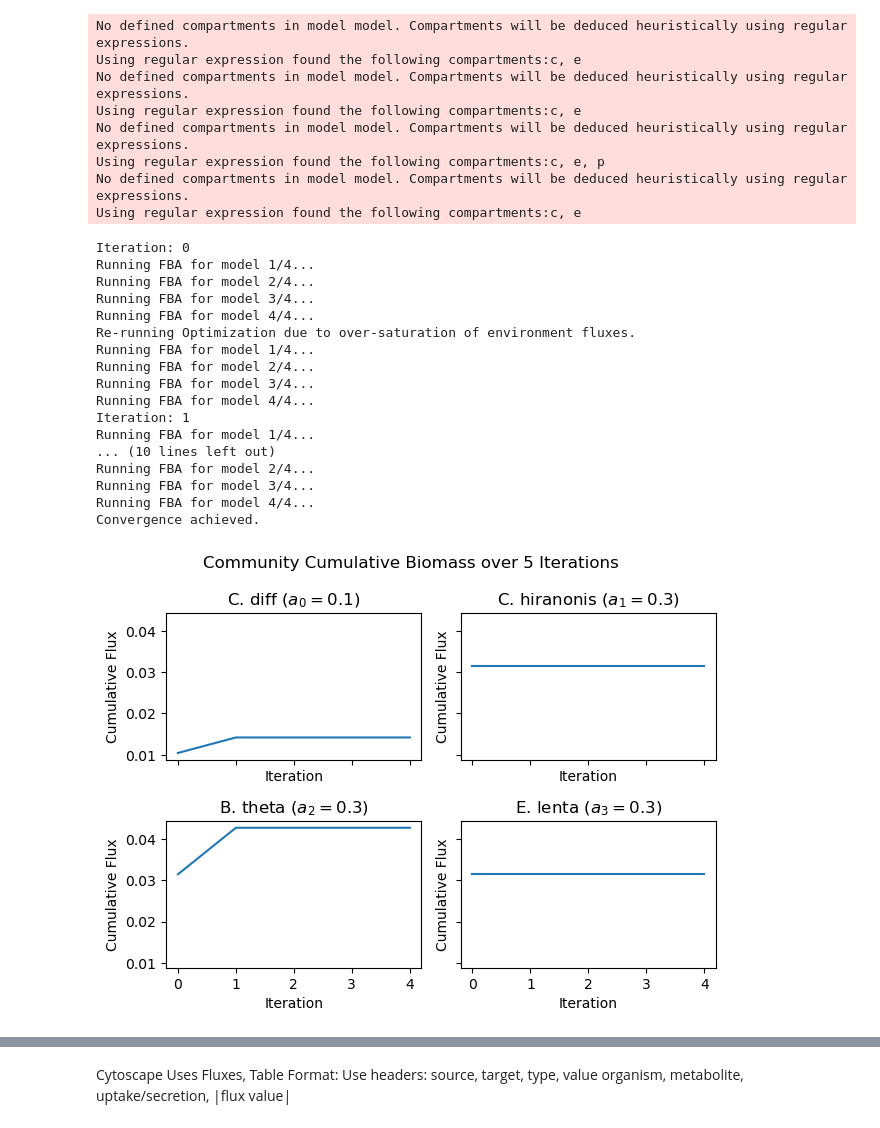
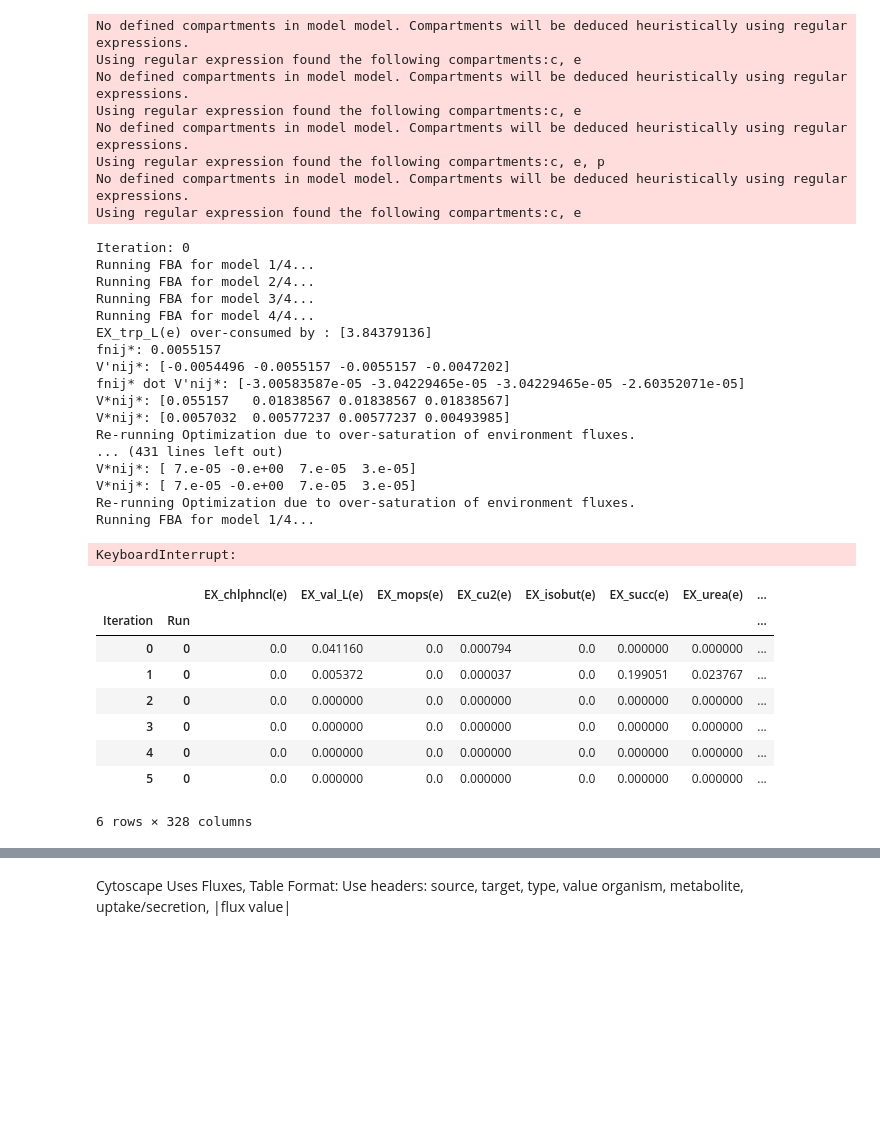
Before and after one commit to m-3-lab/iiFBA, a Jupyter notebook: Examples/iifba_utilization.ipynb, the cells around one changed output, grey strips where cells are left out. Saved outputs shown, nothing was run; the diff lists cells and outputs as text; code cells hidden in the pictures; blank space fills up the shorter version.

```diff
--- a/Examples/iifba_utilization.ipynb
+++ b/Examples/iifba_utilization.ipynb
@@ -588,3 +591,25 @@ Iteration: 2
 Running FBA for model 1/2...
 Running FBA for model 2/2...
 Convergence achieved.
+# %%
+import cobra as cb
+import iifba
+
+EC_path = "AGORA2_Models/Escherichia_coli_str_K_12_substr_MG1655.mat"
+EC = cb.io.load_matlab_model(EC_path)
+
+BT_path = "AGORA2_Models/Bacteroides_thetaiotaomicron_3731.mat"
+BT = cb.io.load_matlab_model(BT_path)
+
+#example glucose minimal media
+min_med_ids_ex = ['EX_glc_D(e)','EX_so4(e)','EX_nh4(e)','EX_no3(e)','EX_pi(e)','EX_cys_L(e)',
+			'EX_mn2(e)','EX_cl(e)','EX_ca2(e)','EX_mg2(e)','EX_cu2(e)','EX_cobalt2(e)','EX_fe2(e)','EX_fe3(e)','EX_zn2(e)','EX_k(e)']
+# Define medium uptake flux bounds
+min_med_fluxes_ex = [-10,-100,-100,-100,-100,-100,
+					-100,-100,-100,-100,-100,-100,-100,-100,-100,-100]
+media = dict(zip(min_med_ids_ex, min_med_fluxes_ex))
+
+# initialize community
+community = iifba.iifbaObject([EC, BT], media, rel_abund=[0.5, 0.5])
+# run iterations
+media_flux, org_flux = community.run_iifba(iters=5, method="pfba", early_stop=True, v=True)
@@ -809,17 +926,29 @@ Running FBA for model 1/4...
 Running FBA for model 2/4...
 Running FBA for model 3/4...
 Running FBA for model 4/4...
+EX_trp_L(e) over-consumed by : [3.84379136]
+fnij*: 0.0055157
+V'nij*: [-0.0054496 -0.0055157 -0.0055157 -0.0047202]
+fnij* dot V'nij*: [-3.00583587e-05 -3.04229465e-05 -3.04229465e-05 -2.60352071e-05]
+V*nij*: [0.055157   0.01838567 0.01838567 0.01838567]
+V*nij*: [0.0057032  0.00577237 0.00577237 0.00493985]
+Re-running Optimization due to over-saturation of environment fluxes.
+... (431 lines left out)
+V*nij*: [ 7.e-05 -0.e+00  7.e-05  3.e-05]
+V*nij*: [ 7.e-05 -0.e+00  7.e-05  3.e-05]
 Re-running Optimization due to over-saturation of environment fluxes.
 Running FBA for model 1/4...
-Running FBA for model 2/4...
-Running FBA for model 3/4...
-Running FBA for model 4/4...
-Iteration: 1
-Running FBA for model 1/4...
-... (10 lines left out)
-Running FBA for model 2/4...
-Running FBA for model 3/4...
-Running FBA for model 4/4...
-Convergence achieved.
-[figure, removed]
+KeyboardInterrupt:
+# %%
+community.env_fluxes
+# %% [output]
+|  |  | EX_chlphncl(e) | EX_val_L(e) | EX_mops(e) | EX_cu2(e) | EX_isobut(e) | EX_succ(e) | EX_urea(e) | ... |
+| Iteration | Run |  |  |  |  |  |  |  | ... |
+| 0 | 0 | 0.0 | 0.041160 | 0.0 | 0.000794 | 0.0 | 0.000000 | 0.000000 | ... |
+| 1 | 0 | 0.0 | 0.005372 | 0.0 | 0.000037 | 0.0 | 0.199051 | 0.023767 | ... |
+| 2 | 0 | 0.0 | 0.000000 | 0.0 | 0.000000 | 0.0 | 0.000000 | 0.000000 | ... |
+| 3 | 0 | 0.0 | 0.000000 | 0.0 | 0.000000 | 0.0 | 0.000000 | 0.000000 | ... |
+| 4 | 0 | 0.0 | 0.000000 | 0.0 | 0.000000 | 0.0 | 0.000000 | 0.000000 | ... |
+| 5 | 0 | 0.0 | 0.000000 | 0.0 | 0.000000 | 0.0 | 0.000000 | 0.000000 | ... |
+6 rows × 328 columns
 # %%
```
Also changed, not shown: parts of 6 cells of this notebook, 16 other files.
